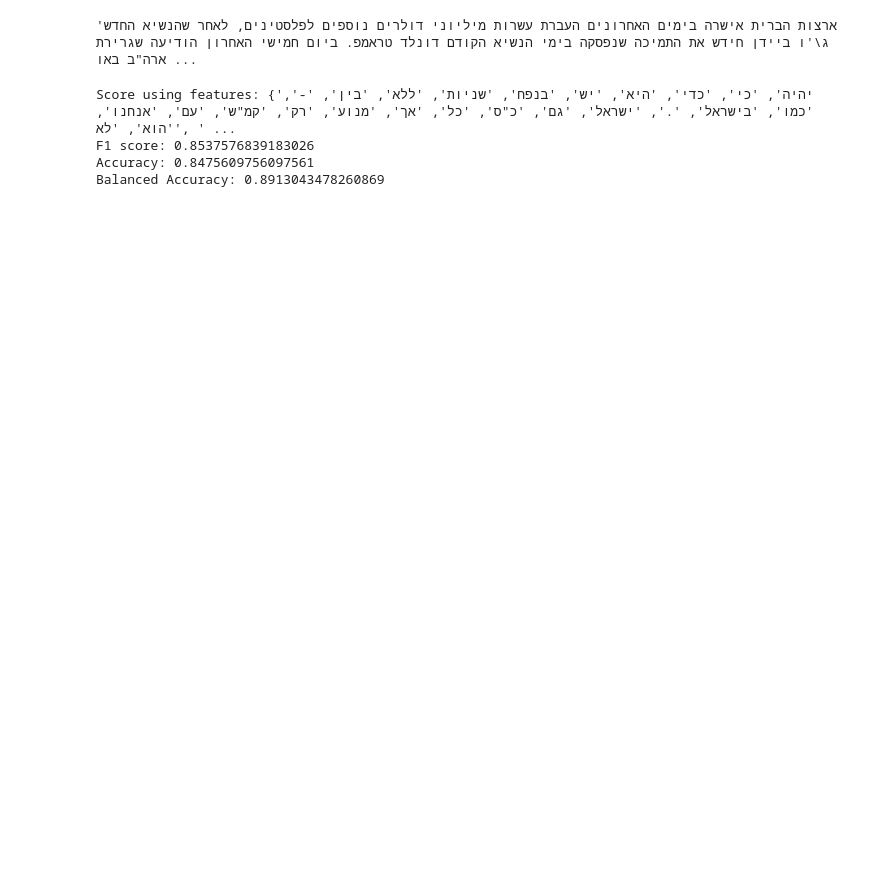
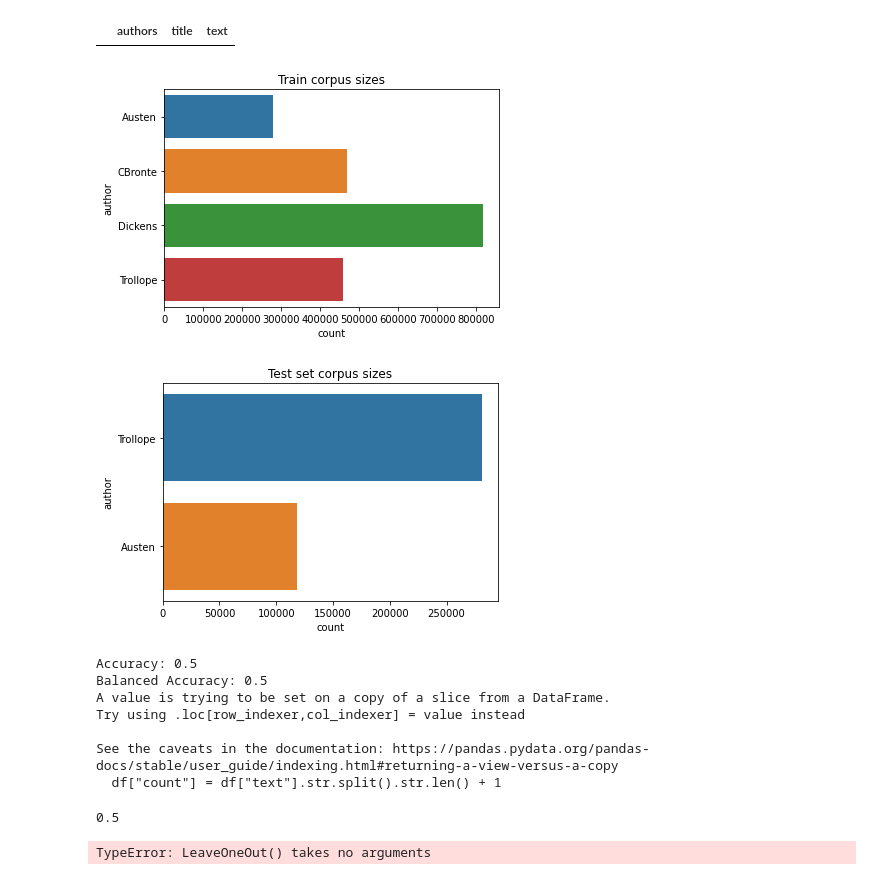
Before and after one commit to nmdanny/hnlp_proj, a Jupyter notebook: eda.ipynb, the cells around one changed output. Drawn from its saved outputs; the diff is of its cells as text; code cells hidden in the pictures; blank space fills up the shorter version.

Commit message:
add english dataset for testing delta method

```diff
--- a/eda.ipynb
+++ b/eda.ipynb
@@ -40,47 +44,97 @@ Out of 2607 articles, 1900 of them were written by exactly 1 author
 # %%
 # find texts with no author(Faulty parsing?)
 no_author_df = texts[texts.authors.str.len() == 0]
-no_author_df.fmt.value_counts()
-no_author_df.iloc[0].text
+no_author_df
 # %% [output]
-'ארצות הברית אישרה בימים האחרונים העברת עשרות מיליוני דולרים נוספים לפלסטינים, לאחר שהנשיא החדש ג\'ו ביידן חידש את התמיכה שנפסקה בימי הנשיא הקודם דונלד טראמפ. ביום חמישי האחרון הודיעה שגרירת ארה"ב באו ...
+|  | authors | title | text |
 # %%
 from hnlp_proj.delta import create_feature_matrix, add_count_column, combine_texts_by_author
 from sklearn.neighbors import KNeighborsClassifier
 from sklearn.model_selection import train_test_split, LeaveOneOut
 from sklearn.metrics import f1_score, auc, accuracy_score, balanced_accuracy_score
 
 RANDOM_STATE = 0
-NUM_AUTHORS = 2
-NUM_FEATURES = 50
+NUM_AUTHORS = 4
+NUM_FEATURES = 25
 
 # choose some of the most prolific authors
 most_prolific_authors = one_author_df.author.value_counts()[:NUM_AUTHORS].index
-
+used_texts = one_author_df.set_index("author").loc[most_prolific_authors].reset_index()
 
 # split one-author dataset to train and test
-X_train, X_test = train_test_split(one_author_df.set_index("author").loc[most_prolific_authors].reset_index(), random_state=RANDOM_STATE)
+X_train, X_test = train_test_split(used_texts, random_state=RANDOM_STATE,
+ test_size=0.1)
+
+plot_corpus_sizes(combine_texts_by_author(X_train), title="Train corpus sizes")
+plot_corpus_sizes(X_test.set_index("author"), "Test set corpus sizes")
 
 
 X_train = create_feature_matrix(X_train, num_features=NUM_FEATURES)
 X_test = create_feature_matrix(X_test, features=X_train.columns, combine_by_author=False)
 #X_train.dropna(inplace=True)
 y_train = X_train.index
 y_test = X_test.index
 
 
 knn = KNeighborsClassifier(n_neighbors=1, metric="manhattan")
 knn.fit(X_train, y_train)
 
-print(f"Score using features: {set(X_train.columns)}")
+#print(f"Score using features: {set(X_train.columns)}")
 
 y_pred = knn.predict(X_test)
 
-print(f"F1 score: {f1_score(y_test, y_pred, labels=most_prolific_authors, average='weighted')}")
+#print(f"F1 score: {f1_score(y_test, y_pred, labels=most_prolific_authors, average='weighted')}")
 print(f"Accuracy: {accuracy_score(y_test, y_pred)}")
 print(f"Balanced Accuracy: {balanced_accuracy_score(y_test, y_pred)}")
+knn.score(X_test, y_test)
 # %% [output]
+[figure, added]
+[figure, added]
-Score using features: {'יהיה', 'כי', 'כדי', 'היא', 'יש', 'בנפח', 'שניות', 'ללא', 'בין', '-', 'כמו', 'בישראל', '.', 'ישראל', 'גם', 'כ"ס', 'כל', 'אך', 'מנוע', 'רק', 'קמ"ש', 'עם', 'אנחנו', 'הוא', 'לא', ' ...
-F1 score: 0.8537576839183026
-Accuracy: 0.8475609756097561
-Balanced Accuracy: 0.8913043478260869
+Accuracy: 0.5
+Balanced Accuracy: 0.5
+A value is trying to be set on a copy of a slice from a DataFrame.
+Try using .loc[row_indexer,col_indexer] = value instead
+
+See the caveats in the documentation: https://pandas.pydata.org/pandas-docs/stable/user_guide/indexing.html#returning-a-view-versus-a-copy
+  df["count"] = df["text"].str.split().str.len() + 1
+0.5
+# %%
+from hnlp_proj.delta import create_feature_matrix, add_count_column, combine_texts_by_author
+from sklearn.neighbors import KNeighborsClassifier
+from sklearn.model_selection import cross_val_score
+from sklearn.metrics import f1_score, auc, accuracy_score, balanced_accuracy_score
+
+NUM_AUTHORS = 4
+NUM_FEATURES = 25
+
+# choose some of the most prolific authors
+most_prolific_authors = one_author_df.author.value_counts()[:NUM_AUTHORS].index
+used_texts = one_author_df.set_index("author").loc[most_prolific_authors].reset_index()
+
+loo = LeaveOneOut(used_texts)
+
+for X_train, X_test in loo:
+    #plot_corpus_sizes(combine_texts_by_author(X_train), title="Train corpus sizes")
+    #plot_corpus_sizes(X_test, "Test set corpus sizes")
+
+
+    X_train = create_feature_matrix(X_train, num_features=NUM_FEATURES)
+    X_test = create_feature_matrix(X_test, features=X_train.columns, combine_by_author=False)
+    #X_train.dropna(inplace=True)
+    y_train = X_train.index
+    y_test = X_test.index
+
+
+    knn = KNeighborsClassifier(n_neighbors=1, metric="manhattan")
+    knn.fit(X_train, y_train)
+
+#print(f"Score using features: {set(X_train.columns)}")
+
+    y_pred = knn.predict(X_test)
+
+    #print(f"F1 score: {f1_score(y_test, y_pred, labels=most_prolific_authors, average='weighted')}")
+    print(f"Accuracy: {accuracy_score(y_test, y_pred)}")
+    print(f"Balanced Accuracy: {balanced_accuracy_score(y_test, y_pred)}")
+    knn.score(X_test, y_test)
+# %% [output]
+TypeError: LeaveOneOut() takes no arguments
```
Also changed, not shown: parts of 5 cells of this notebook, 38 other files.
